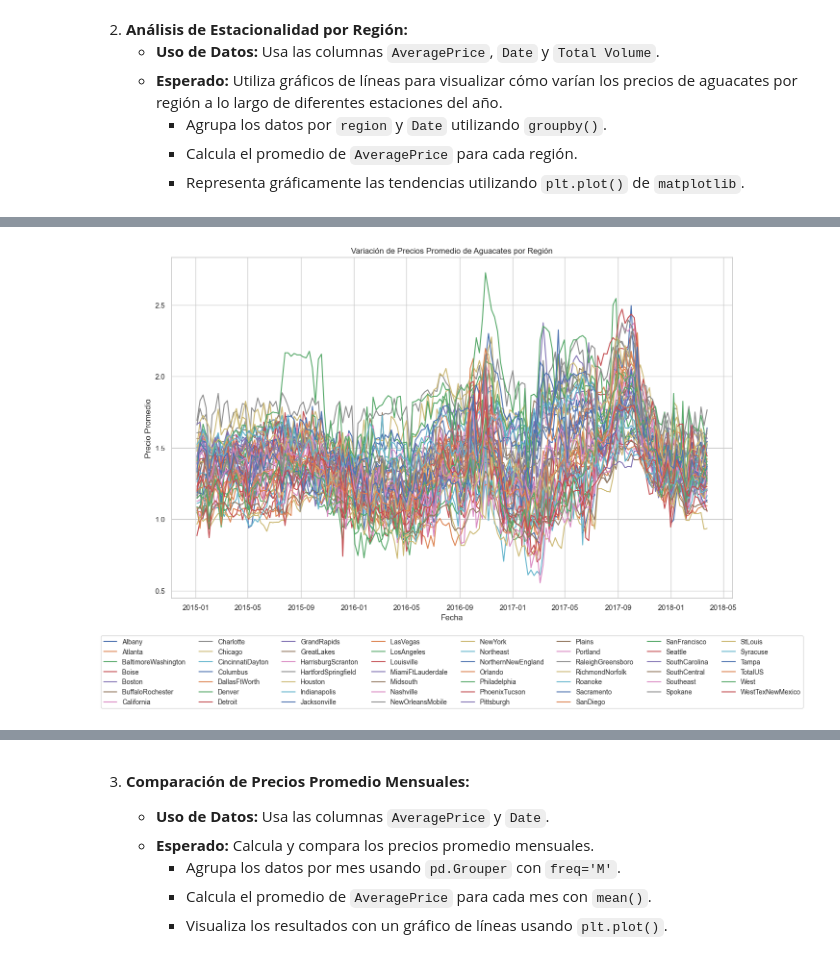
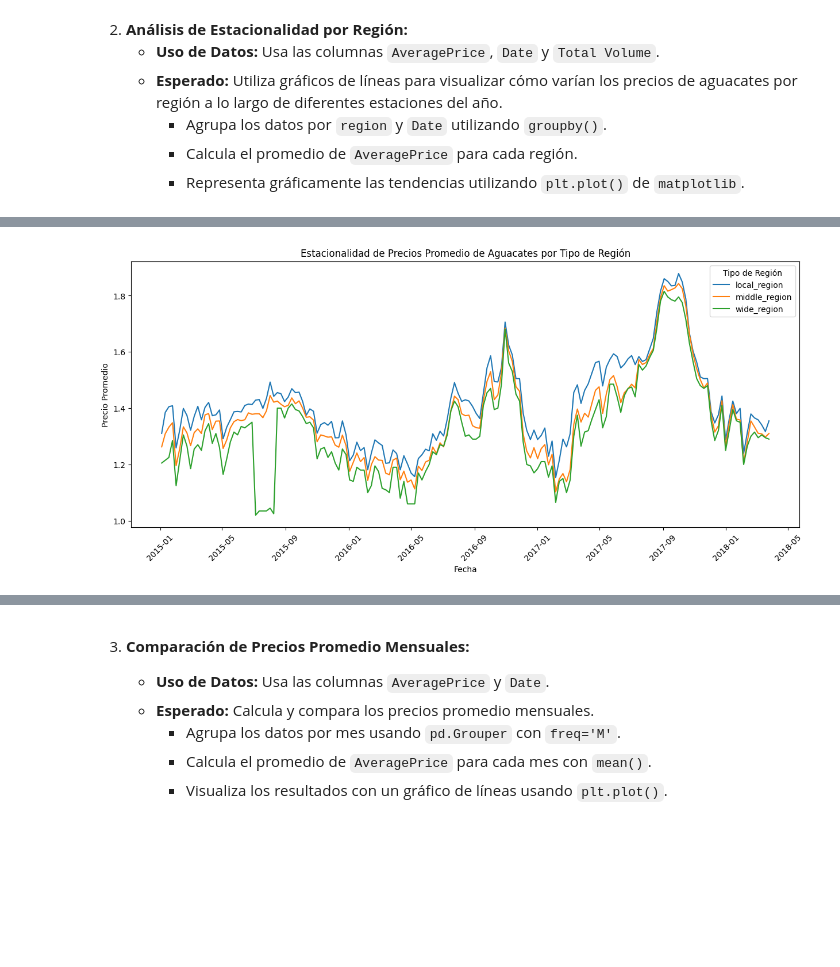
Before and after one commit to germanztz/data-science-uoc-avocado, a Jupyter notebook: breysi.ipynb, the cells around one changed output, grey strips where cells are left out. Saved outputs shown, nothing was run; the diff lists cells and outputs as text; code cells hidden in the pictures; blank space fills up the shorter version.

```diff
--- a/breysi.ipynb
+++ b/breysi.ipynb
@@ -65,0 +82,15 @@ Media de precio mensual de aguacates:  1.405978409775878
+# %%
+print("Separamos los datos por tipo de region, ya que estos se solapan y alteran los análisis")
+
+avocado['region_type'] = 'local_region'
+avocado.loc[avocado.region == 'TotalUS', 'region_type'] = 'wide_region'
+group = ['West', 'California', 'SouthCentral', 'Northeast', 'Southeast', 'GreatLakes', 'Midsouth', 'Plains']
+avocado.loc[avocado.region.isin(group), 'region_type'] = 'middle_region'
+
+avocado.groupby('region_type')['region'].count()
+
+avo_local = avocado.loc[avocado.region_type == 'local_region']
+avo_middle = avocado.loc[avocado.region_type == 'middle_region']
+avo_wide = avocado.loc[avocado.region_type == 'wide_region']
+
+avo_local.groupby('region')['Unnamed: 0',].count()
@@ -66,36 +117,24 @@ Media de precio mensual de aguacates:  1.405978409775878
 # %%
-# Convierte la columna 'Date' a formato fecha
-avocado['Date'] = pd.to_datetime(avocado['Date'])
+# Agrupa por tipo de región y mes, y calcula la media de AveragePrice
+date_mean = avocado.groupby(['region_type', 'Date'])['AveragePrice'].mean().reset_index()
 
-# Convierte la columna 'AveragePrice' a numérico para evitar errores en la media.
-# Si hay un valor inválido en la conversion (con el argumento coerce) se pasa a NaN
-avocado['AveragePrice'] = pd.to_numeric(avocado['AveragePrice'], errors='coerce')
+# Grafica la estacionalidad por tipo de región
+plt.figure(figsize=(15, 6))
 
-# Elimina filas con NaN en 'AveragePrice'
-avocado.dropna(subset=['AveragePrice'], inplace=True)
+# Hace un gráfico de líneas para cada tipo de región
+for region_type in date_mean['region_type'].unique():
+    # Filtra los datos por cada tipo de región
+    data = date_mean[date_mean['region_type'] == region_type]
 
-avocado_filtered = avocado[['region', 'Date', 'AveragePrice']]
+    # Grafica la tendencia de precios promedio
+    plt.plot(data['Date'], data['AveragePrice'], label=region_type)
 
-# Se agrupa los datos por 'region' y 'Date' y calcula el promedio de 'AveragePrice'
-regional_price = avocado_filtered.groupby(['region', 'Date']).mean().reset_index()
-
-# Lista de las regiones
-regions = avocado['region'].unique()
-
-# Gráficos de línea para cada región
-plt.figure(figsize=(15, 10))
-for region in regions:
-    # Filtra los datos para cada región
-    data = regional_price[regional_price['region'] == region]
-
-    # Gráfico de la tendencia de precios promedio durante las estaciones del año
-    plt.plot(data['Date'], data['AveragePrice'], label=region)
-
-plt.title('Variación de Precios Promedio de Aguacates por Región')
+plt.title('Estacionalidad de Precios Promedio de Aguacates por Tipo de Región')
 plt.xlabel('Fecha')
 plt.ylabel('Precio Promedio')
-plt.legend(loc='upper center', bbox_to_anchor=(0.5, -0.1), ncol=8, fontsize='small')
+plt.legend(title='Tipo de Región')
+plt.xticks(rotation=45)
 plt.show()
 # %% [output]
-[figure, old version]
+[figure, new version]
 # %%
```
Also changed, not shown: parts of 18 cells of this notebook.
